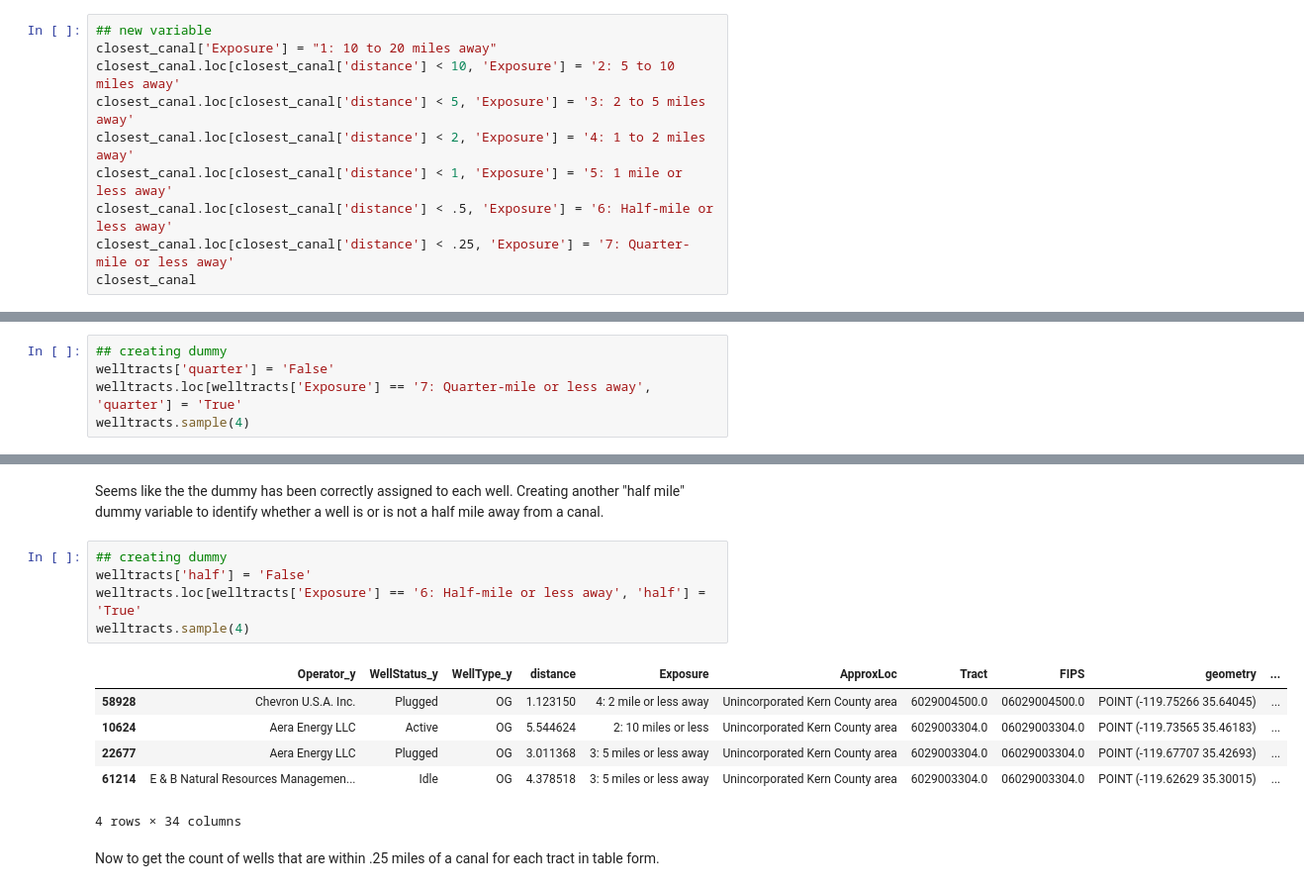
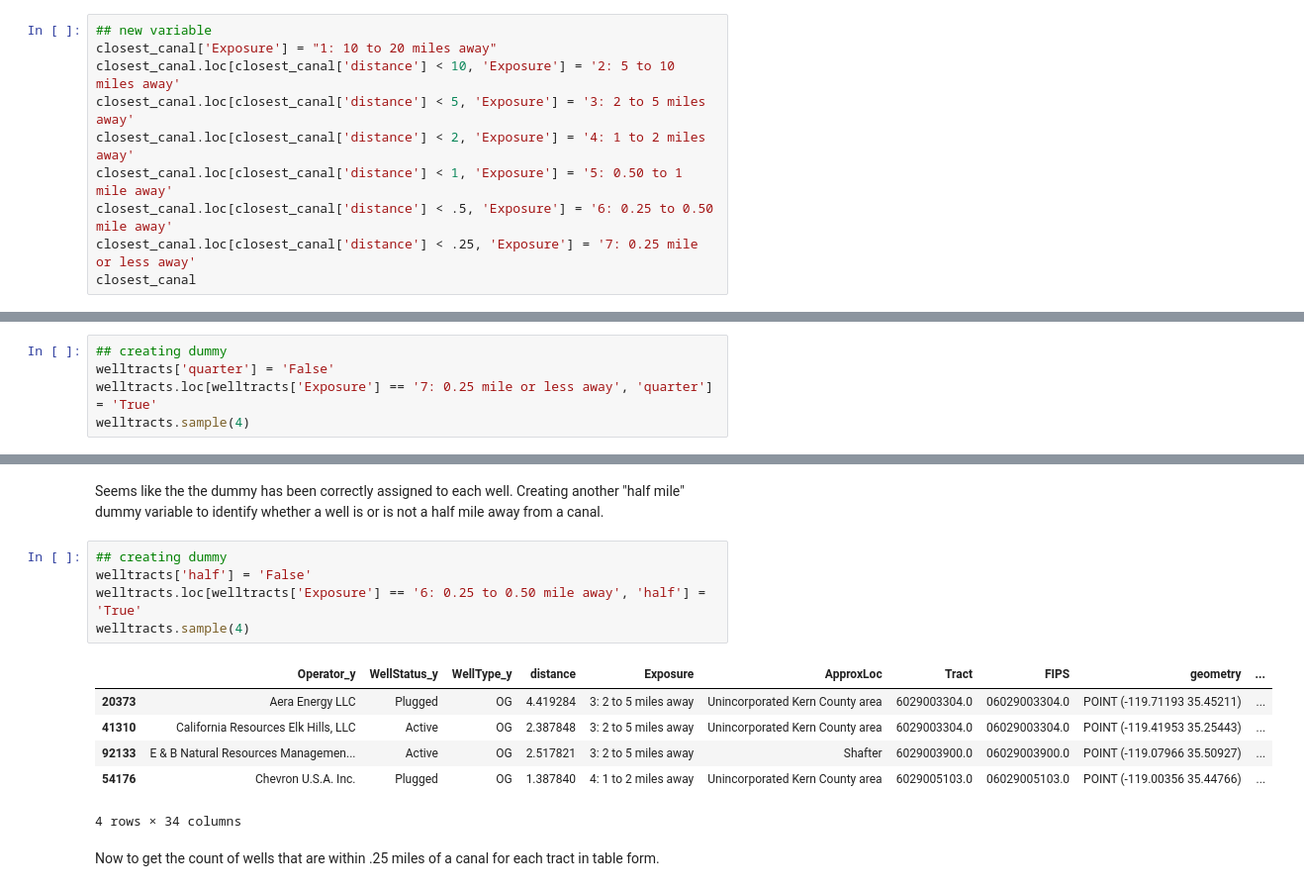
Before and after one commit to ngmelo/up221-melody, a Jupyter notebook: Week 8/NotebookD2_water.ipynb, the cells around one changed output, grey strips where cells are left out. Shown at 99% size. Saved outputs shown, nothing was run; the diff lists cells and outputs as text.

```diff
--- a/Week 8/NotebookD2_water.ipynb
+++ b/Week 8/NotebookD2_water.ipynb
@@ -351,9 +353,9 @@ closest_canal['Exposure'] = "1: 10 to 20 miles away"
 closest_canal.loc[closest_canal['distance'] < 10, 'Exposure'] = '2: 5 to 10 miles away'
 closest_canal.loc[closest_canal['distance'] < 5, 'Exposure'] = '3: 2 to 5 miles away'
 closest_canal.loc[closest_canal['distance'] < 2, 'Exposure'] = '4: 1 to 2 miles away'
-closest_canal.loc[closest_canal['distance'] < 1, 'Exposure'] = '5: 1 mile or less away'
-closest_canal.loc[closest_canal['distance'] < .5, 'Exposure'] = '6: Half-mile or less away'
-closest_canal.loc[closest_canal['distance'] < .25, 'Exposure'] = '7: Quarter-mile or less away'
+closest_canal.loc[closest_canal['distance'] < 1, 'Exposure'] = '5: 0.50 to 1 mile away'
+closest_canal.loc[closest_canal['distance'] < .5, 'Exposure'] = '6: 0.25 to 0.50 mile away'
+closest_canal.loc[closest_canal['distance'] < .25, 'Exposure'] = '7: 0.25 mile or less away'
 closest_canal
 # %% [output]
 |  | FNODE_ | TNODE_ | LPOLY_ | RPOLY_ | LENGTH | CANAL24CA_ | CANAL24CA1 | CANAL | FED | STATE | ... |
@@ -649,7 +666,7 @@ Creating a "quarter" dummy variable to identify whether a well is or is not a qu
 # %%
 ## creating dummy
 welltracts['quarter'] = 'False'
-welltracts.loc[welltracts['Exposure'] == '7: Quarter-mile or less away', 'quarter'] = 'True'
+welltracts.loc[welltracts['Exposure'] == '7: 0.25 mile or less away', 'quarter'] = 'True'
 welltracts.sample(4)
 # %% [output]
 |  | Operator_y | WellStatus_y | WellType_y | distance | Exposure | ApproxLoc | Tract | FIPS | geometry | ... |
@@ -671,14 +688,14 @@ Seems like the the dummy has been correctly assigned to each well. Creating anot
 # %%
 ## creating dummy
 welltracts['half'] = 'False'
-welltracts.loc[welltracts['Exposure'] == '6: Half-mile or less away', 'half'] = 'True'
+welltracts.loc[welltracts['Exposure'] == '6: 0.25 to 0.50 mile away', 'half'] = 'True'
 welltracts.sample(4)
 # %% [output]
 |  | Operator_y | WellStatus_y | WellType_y | distance | Exposure | ApproxLoc | Tract | FIPS | geometry | ... |
-| 58928 | Chevron U.S.A. Inc. | Plugged | OG | 1.123150 | 4: 2 mile or less away | Unincorporated Kern County area | 6029004500.0 | 06029004500.0 | POINT (-119.75266 35.64045) | ... |
-| 10624 | Aera Energy LLC | Active | OG | 5.544624 | 2: 10 miles or less | Unincorporated Kern County area | 6029003304.0 | 06029003304.0 | POINT (-119.73565 35.46183) | ... |
-| 22677 | Aera Energy LLC | Plugged | OG | 3.011368 | 3: 5 miles or less away | Unincorporated Kern County area | 6029003304.0 | 06029003304.0 | POINT (-119.67707 35.42693) | ... |
-| 61214 | E & B Natural Resources Managemen... | Idle | OG | 4.378518 | 3: 5 miles or less away | Unincorporated Kern County area | 6029003304.0 | 06029003304.0 | POINT (-119.62629 35.30015) | ... |
+| 20373 | Aera Energy LLC | Plugged | OG | 4.419284 | 3: 2 to 5 miles away | Unincorporated Kern County area | 6029003304.0 | 06029003304.0 | POINT (-119.71193 35.45211) | ... |
+| 41310 | California Resources Elk Hills, LLC | Active | OG | 2.387848 | 3: 2 to 5 miles away | Unincorporated Kern County area | 6029003304.0 | 06029003304.0 | POINT (-119.41953 35.25443) | ... |
+| 92133 | E & B Natural Resources Managemen... | Active | OG | 2.517821 | 3: 2 to 5 miles away | Shafter | 6029003900.0 | 06029003900.0 | POINT (-119.07966 35.50927) | ... |
+| 54176 | Chevron U.S.A. Inc. | Plugged | OG | 1.387840 | 4: 1 to 2 miles away | Unincorporated Kern County area | 6029005103.0 | 06029005103.0 | POINT (-119.00356 35.44766) | ... |
 4 rows × 34 columns
 # %% [markdown]
 Now to get the count of wells that are within .25 miles of a canal for each tract in table form.
```
Also changed, not shown: parts of 50 cells of this notebook.
